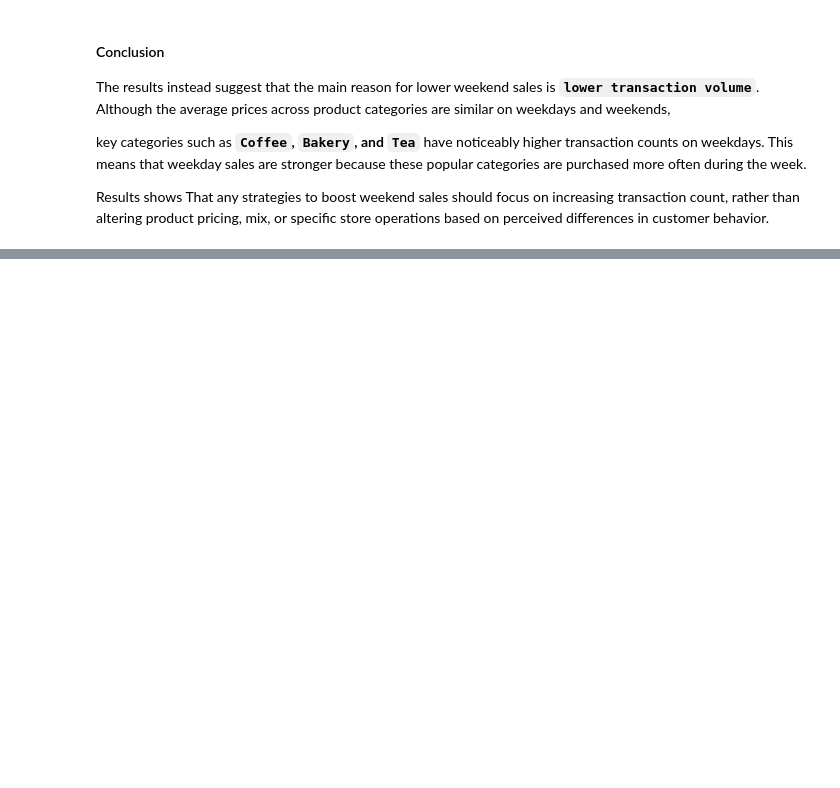
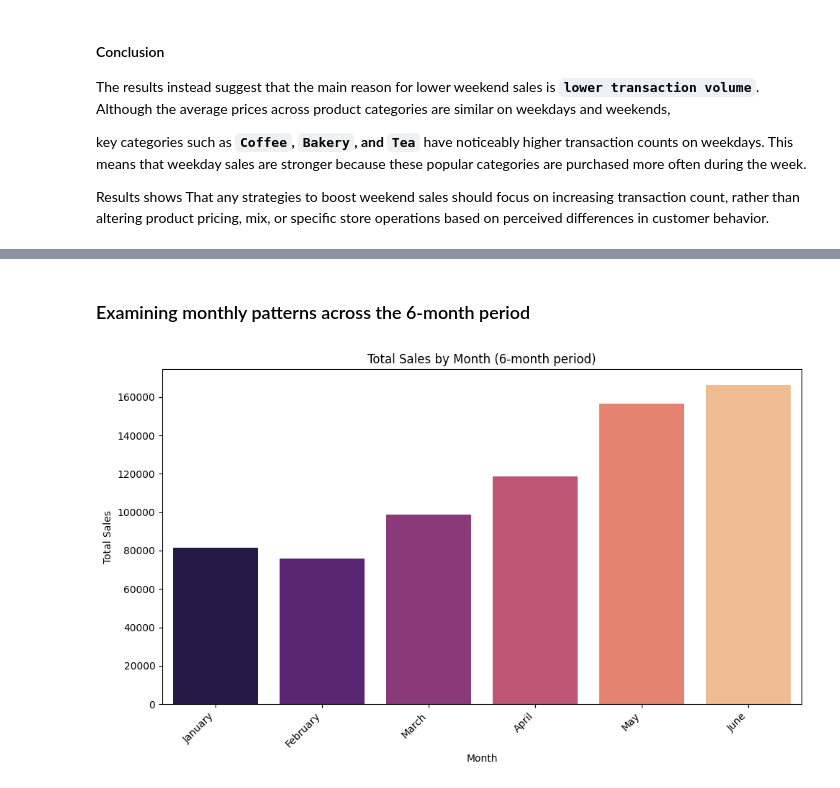
Before and after one commit to Lau-Jr/data-analysis-nmaist, a Jupyter notebook: EDA_Fundamentals.ipynb, the cells around one changed output, grey strips where cells are left out. Cells and saved outputs as stored; diff of their text form; code cells hidden in the pictures; blank space fills up the shorter version.

Commit message:
Pattern Recognition part 1

```diff
--- a/EDA_Fundamentals.ipynb
+++ b/EDA_Fundamentals.ipynb
@@ -1038,0 +1069,22 @@ operations based on perceived differences in customer behavior.
+# %% [markdown]
+### Examining monthly patterns across the 6-month period
+# %%
+## Creating Monthly Sales
+monthly_sales = sales_df.groupby('month')['total_sale_amount'].sum().reset_index()
+
+# Define the correct order of months
+month_order = ['January', 'February', 'March', 'April', 'May', 'June']
+monthly_sales['month'] = pd.Categorical(monthly_sales['month'], categories=month_order, ordered=True)
+monthly_sales = monthly_sales.sort_values('month')
+
+## Plotting
+plt.figure(figsize=(10, 6))
+sns.barplot(x='month', y='total_sale_amount', data=monthly_sales, palette='magma', hue='month', legend=False)
+plt.title('Total Sales by Month (6-month period)')
+plt.xlabel('Month')
+plt.ylabel('Total Sales')
+plt.xticks(rotation=45, ha='right')
+plt.tight_layout()
+plt.show() ### We See Sales are increasing except for Feb (few Days (28 Days))
+# %% [output]
+[figure, added]
```
Also changed, not shown: parts of 11 cells of this notebook.
